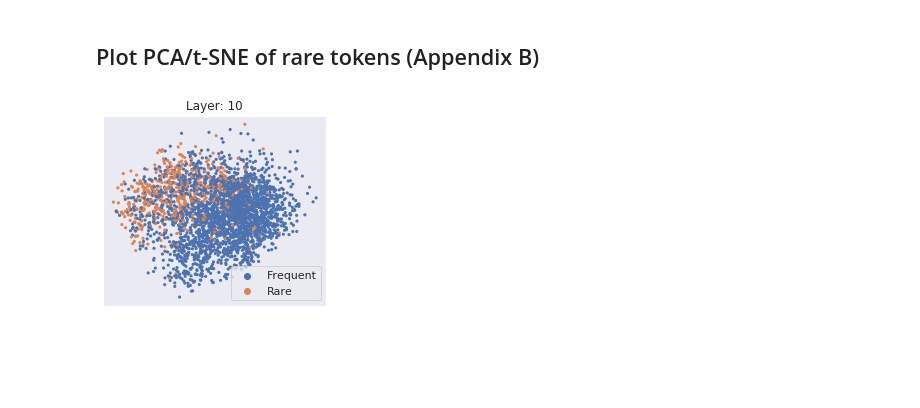
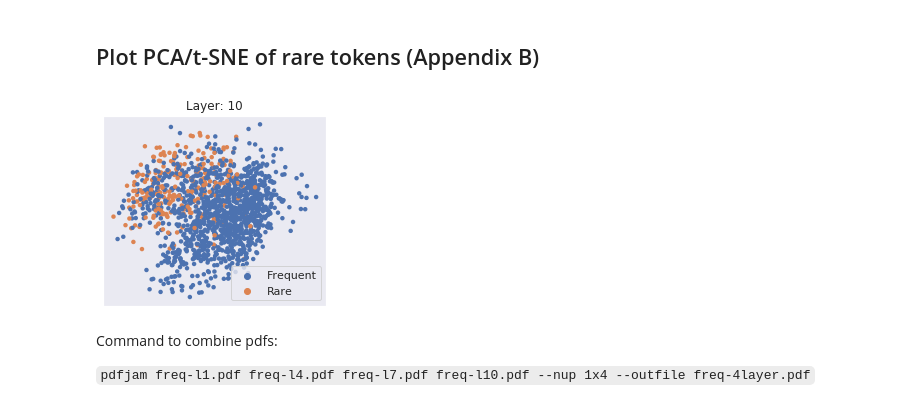
Before and after one commit to SPOClab-ca/layerwise-anomaly, a Jupyter notebook: notebooks/FreqSurprisal.ipynb, the cells around one changed output. Saved outputs shown, nothing was run; the diff lists cells and outputs as text; code cells hidden in the pictures; blank space fills up the shorter version.

Commit message:
Output vectorized graphics

````diff
--- a/notebooks/FreqSurprisal.ipynb
+++ b/notebooks/FreqSurprisal.ipynb
@@ -93,15 +93,19 @@ df = pd.DataFrame(df)
 df['rare'] = np.where(df.logfreq < df.logfreq.quantile(0.2), "Rare", "Frequent")
 # %%
 sns.set(rc={'figure.figsize':(4, 3.5)})
-df_plot = df.sample(3000)
-g = sns.scatterplot(x=df_plot.dim1, y=df_plot.dim2, hue=df.rare, linewidth=0, s=10)
+df_plot = df.sample(1500)
+g = sns.scatterplot(x=df_plot.dim1, y=df_plot.dim2, hue=df.rare, linewidth=0, s=20)
 g.axes.xaxis.set_visible(False)
 g.axes.yaxis.set_visible(False)
 g.legend_.set_title(None)
 plt.title(f"Layer: {layer}")
 plt.xlabel("")
 plt.ylabel("")
-plt.savefig(f"freq-l{layer}.png", dpi=120)
+plt.savefig(f"freq-l{layer}.pdf", bbox_inches='tight')
 plt.show()
 # %% [output]
-[figure, old version]
+[figure, new version]
+# %% [markdown]
+Command to combine pdfs:
+
+```pdfjam freq-l1.pdf freq-l4.pdf freq-l7.pdf freq-l10.pdf --nup 1x4 --outfile freq-4layer.pdf```
````
Also changed, not shown: 1 other file.
